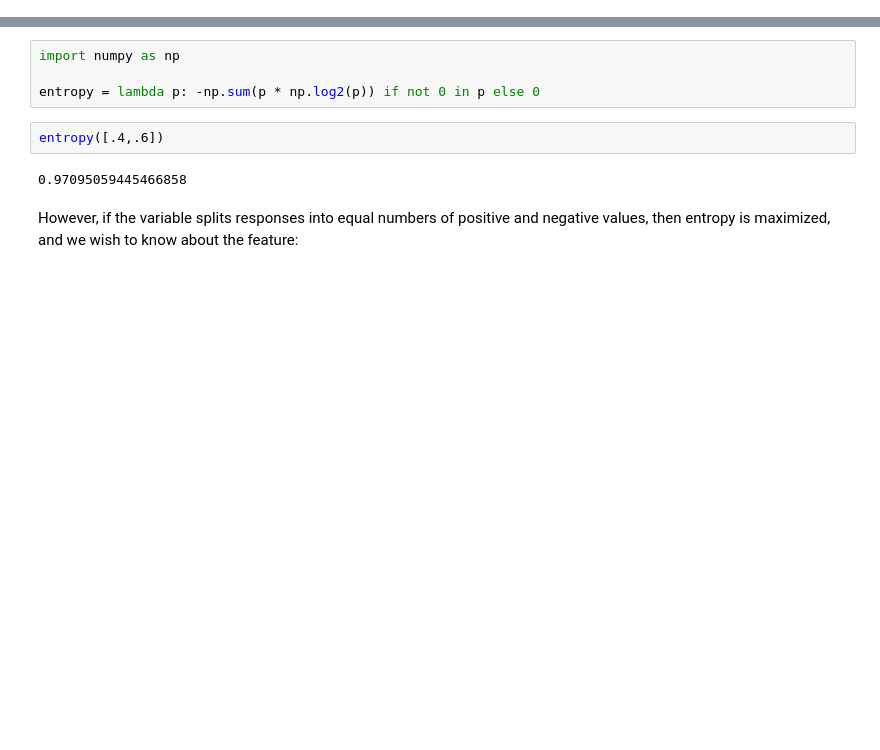
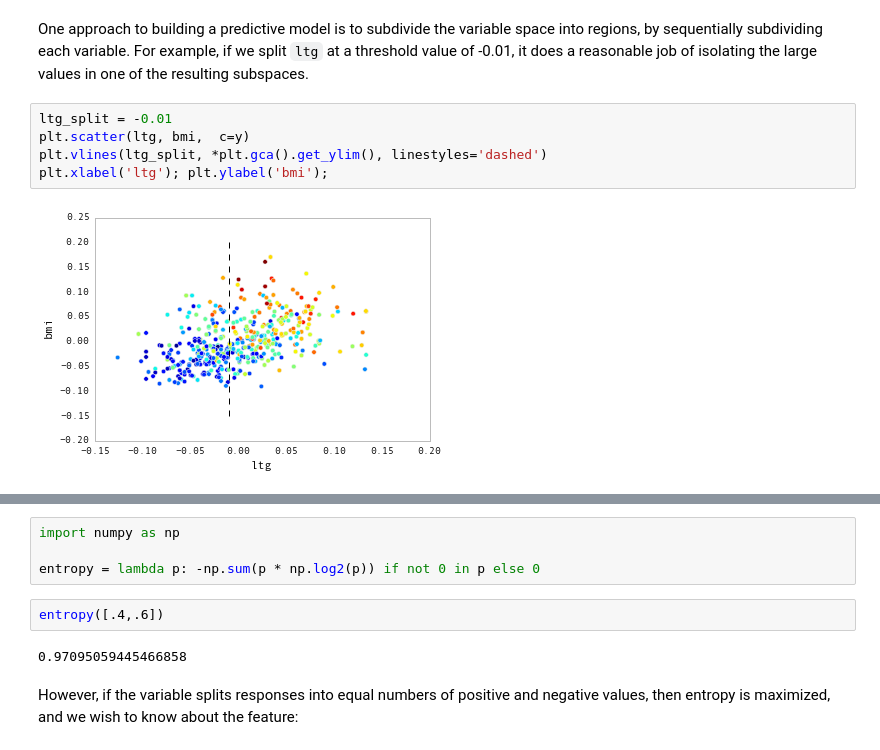
Before and after one commit to fonnesbeck/Bios8366, a Jupyter notebook: notebooks/Section6_5-Decision-Trees.ipynb, the cells around one changed output, grey strips where cells are left out. Drawn from its saved outputs; the diff is of its cells as text; blank space fills up the shorter version.

```diff
--- a/notebooks/Section6_5-Decision-Trees.ipynb
+++ b/notebooks/Section6_5-Decision-Trees.ipynb
@@ -40,0 +43,9 @@ The function that checks if a node is worth splitting can use several stopping h
+# %% [markdown]
+One approach to building a predictive model is to subdivide the variable space into regions, by sequentially subdividing each variable. For example, if we split `ltg` at a threshold value of -0.01, it does a reasonable job of isolating the large values in one of the resulting subspaces.
+# %%
+ltg_split = -0.01
+plt.scatter(ltg, bmi,  c=y)
+plt.vlines(ltg_split, *plt.gca().get_ylim(), linestyles='dashed')
+plt.xlabel('ltg'); plt.ylabel('bmi');
+# %% [output]
+[figure, added]
```
Also changed, not shown: parts of 51 cells of this notebook.
